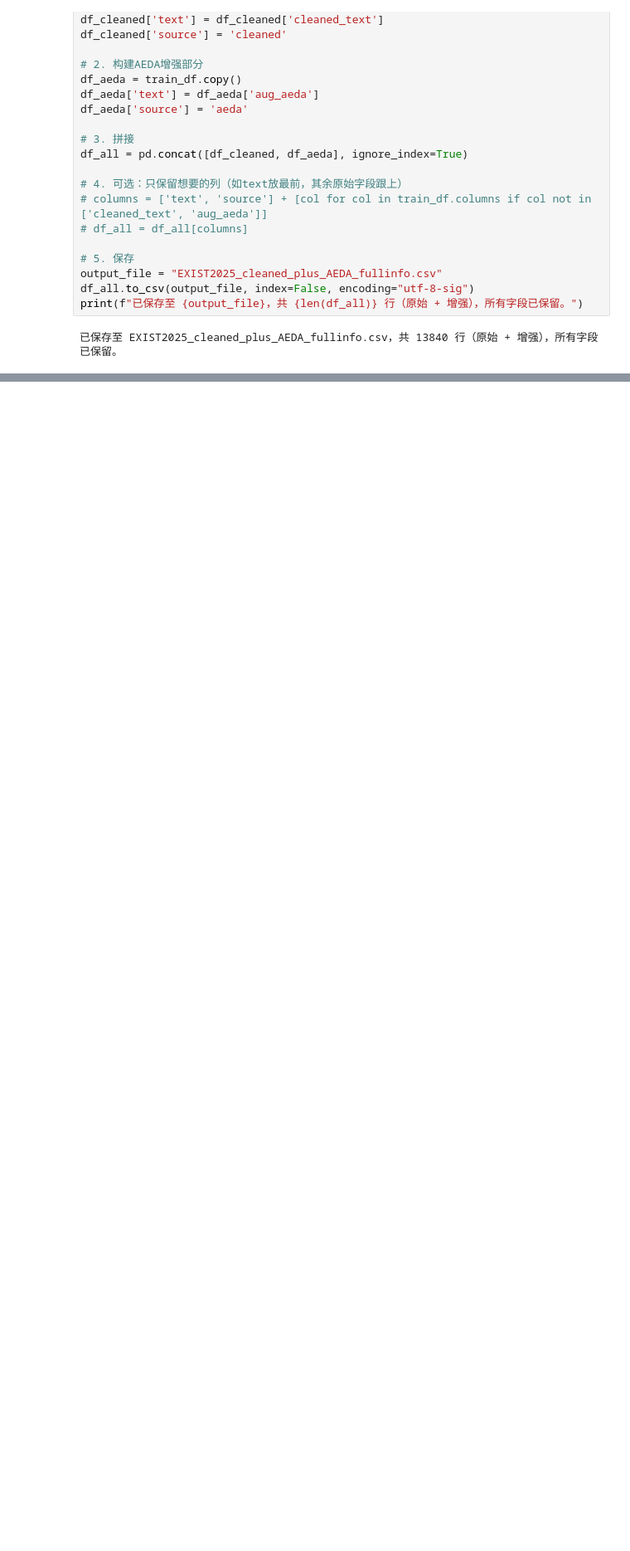
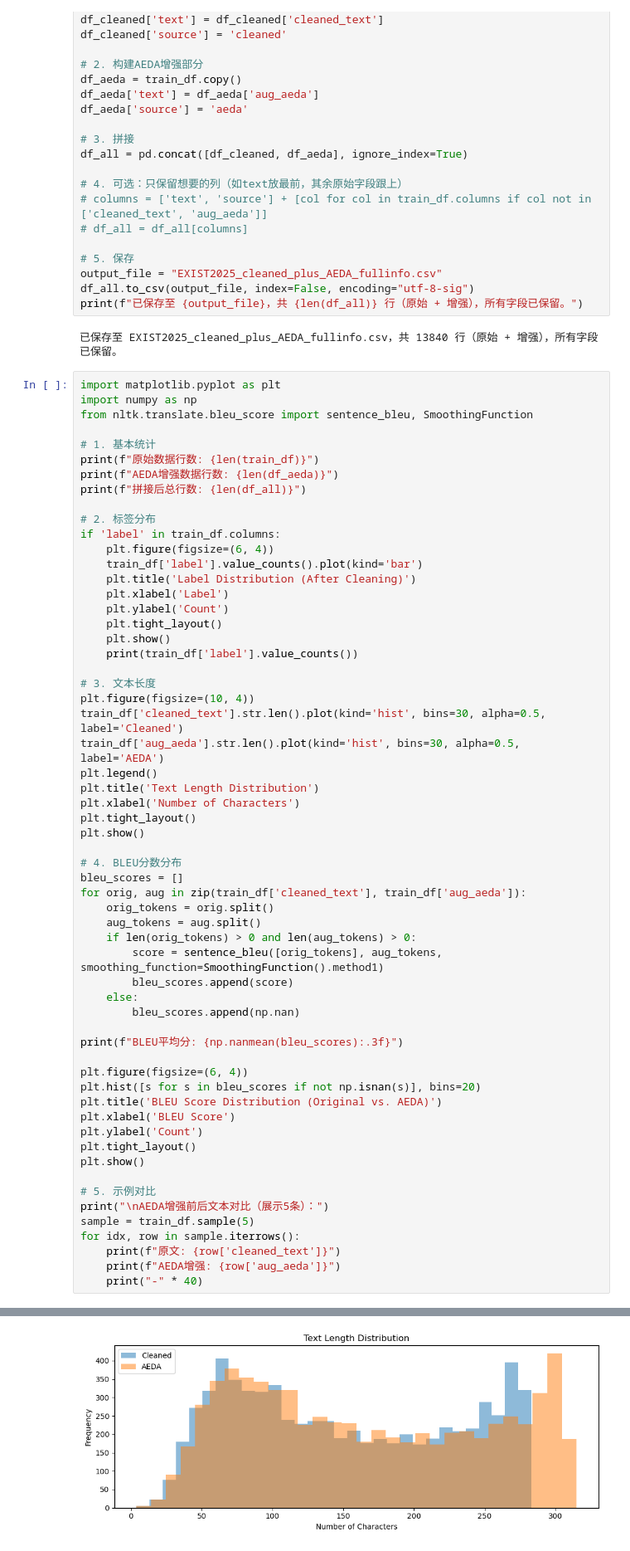
Before and after one commit to ponkpook/nlp_practical_2025_sEXism, a Jupyter notebook: data_cleaning.ipynb, the cells around one changed output, grey strips where cells are left out. Shown at 83% size. Cells and saved outputs as stored; diff of their text form; blank space fills up the shorter version.

Commit message:
data cleaning and augmentation

```diff
--- a/data_cleaning.ipynb
+++ b/data_cleaning.ipynb
@@ -513,3 +441,63 @@ df_all.to_csv(output_file, index=False, encoding="utf-8-sig")
 print(f"已保存至 {output_file}，共 {len(df_all)} 行（原始 + 增强），所有字段已保留。")
 # %% [output]
 已保存至 EXIST2025_cleaned_plus_AEDA_fullinfo.csv，共 13840 行（原始 + 增强），所有字段已保留。
+# %%
+import matplotlib.pyplot as plt
+import numpy as np
+from nltk.translate.bleu_score import sentence_bleu, SmoothingFunction
+
+# 1. 基本统计
+print(f"原始数据行数: {len(train_df)}")
+print(f"AEDA增强数据行数: {len(df_aeda)}")
+print(f"拼接后总行数: {len(df_all)}")
+
+# 2. 标签分布
+if 'label' in train_df.columns:
+    plt.figure(figsize=(6, 4))
+    train_df['label'].value_counts().plot(kind='bar')
+    plt.title('Label Distribution (After Cleaning)')
+    plt.xlabel('Label')
+    plt.ylabel('Count')
+    plt.tight_layout()
+    plt.show()
+    print(train_df['label'].value_counts())
+
+# 3. 文本长度
+plt.figure(figsize=(10, 4))
+train_df['cleaned_text'].str.len().plot(kind='hist', bins=30, alpha=0.5, label='Cleaned')
+train_df['aug_aeda'].str.len().plot(kind='hist', bins=30, alpha=0.5, label='AEDA')
+plt.legend()
+plt.title('Text Length Distribution')
+plt.xlabel('Number of Characters')
+plt.tight_layout()
+plt.show()
+
+# 4. BLEU分数分布
+bleu_scores = []
+for orig, aug in zip(train_df['cleaned_text'], train_df['aug_aeda']):
+    orig_tokens = orig.split()
+    aug_tokens = aug.split()
+    if len(orig_tokens) > 0 and len(aug_tokens) > 0:
+        score = sentence_bleu([orig_tokens], aug_tokens, smoothing_function=SmoothingFunction().method1)
+        bleu_scores.append(score)
+    else:
+        bleu_scores.append(np.nan)
+
+print(f"BLEU平均分: {np.nanmean(bleu_scores):.3f}")
+
+plt.figure(figsize=(6, 4))
+plt.hist([s for s in bleu_scores if not np.isnan(s)], bins=20)
+plt.title('BLEU Score Distribution (Original vs. AEDA)')
+plt.xlabel('BLEU Score')
+plt.ylabel('Count')
+plt.tight_layout()
+plt.show()
+
+# 5. 示例对比
+print("\nAEDA增强前后文本对比（展示5条）：")
+sample = train_df.sample(5)
+for idx, row in sample.iterrows():
+    print(f"原文: {row['cleaned_text']}")
+    print(f"AEDA增强: {row['aug_aeda']}")
+    print("-" * 40)
+# %% [output]
@@ -515,0 +507 @@ print(f"已保存至 {output_file}，共 {len(df_all)} 行（原始 + 增强）
+[figure, added]
```
Also changed, not shown: parts of 16 cells of this notebook, 2 other files.
